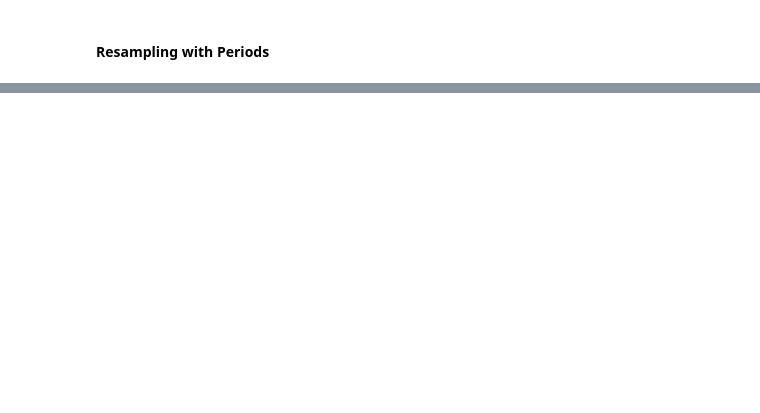
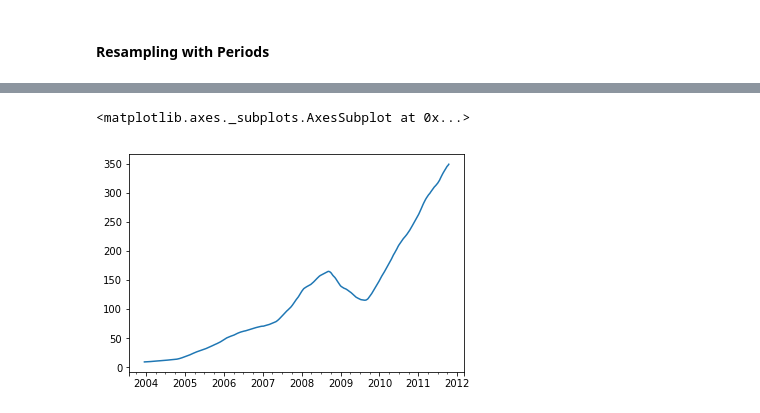
Before and after one commit to rumourcy/DA, a Jupyter notebook: python-for-data-analysis/chapter11.ipynb, the cells around one changed output, grey strips where cells are left out. Saved outputs shown, nothing was run; the diff lists cells and outputs as text; code cells hidden in the pictures; blank space fills up the shorter version.

```diff
--- a/python-for-data-analysis/chapter11.ipynb
+++ b/python-for-data-analysis/chapter11.ipynb
@@ -1219,0 +1255,5 @@ aunnal_frame.resample('Q-DEC', convention='end').ffill()
+# %%
+close_px.AAPL.rolling(250).mean().plot()
+# %% [output]
+<matplotlib.axes._subplots.AxesSubplot at 0x...>
+[figure, added]
```
Also changed, not shown: parts of 74 cells of this notebook.
